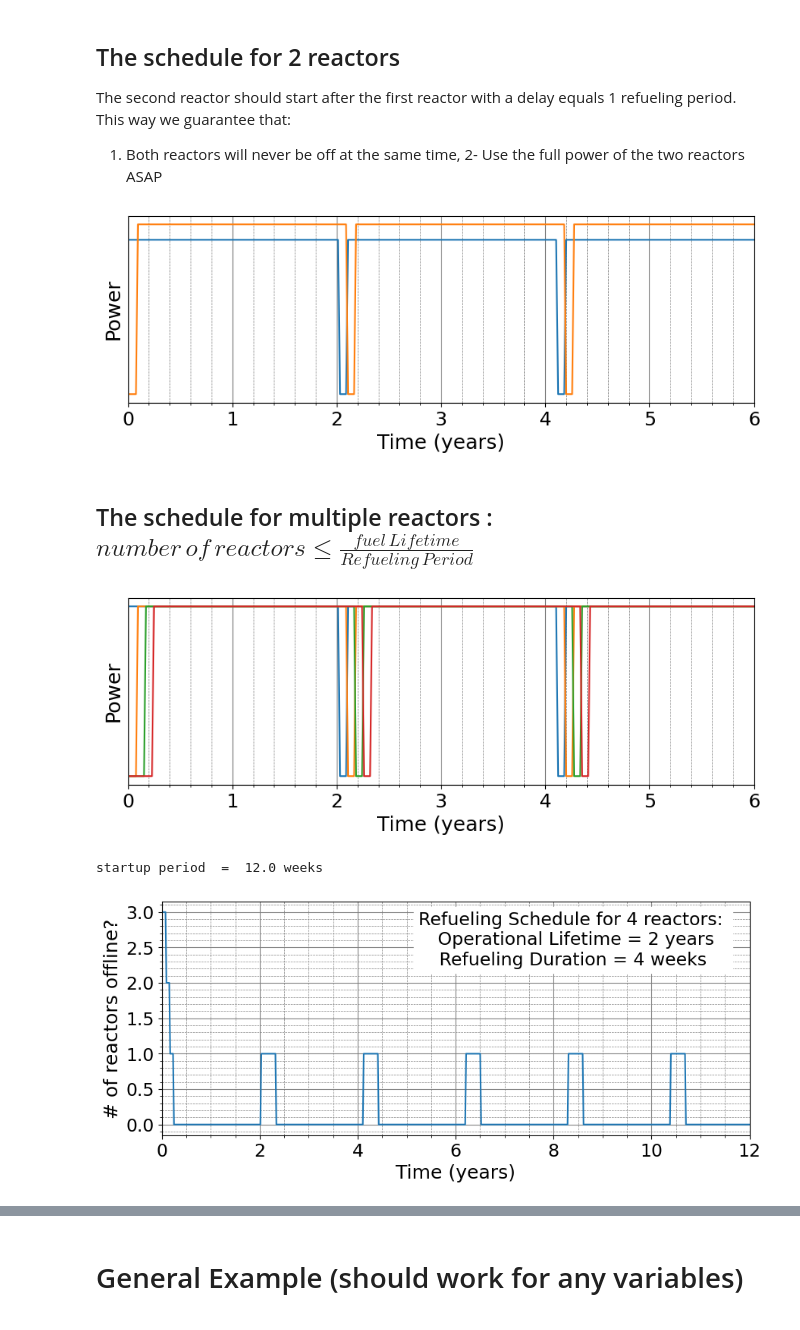
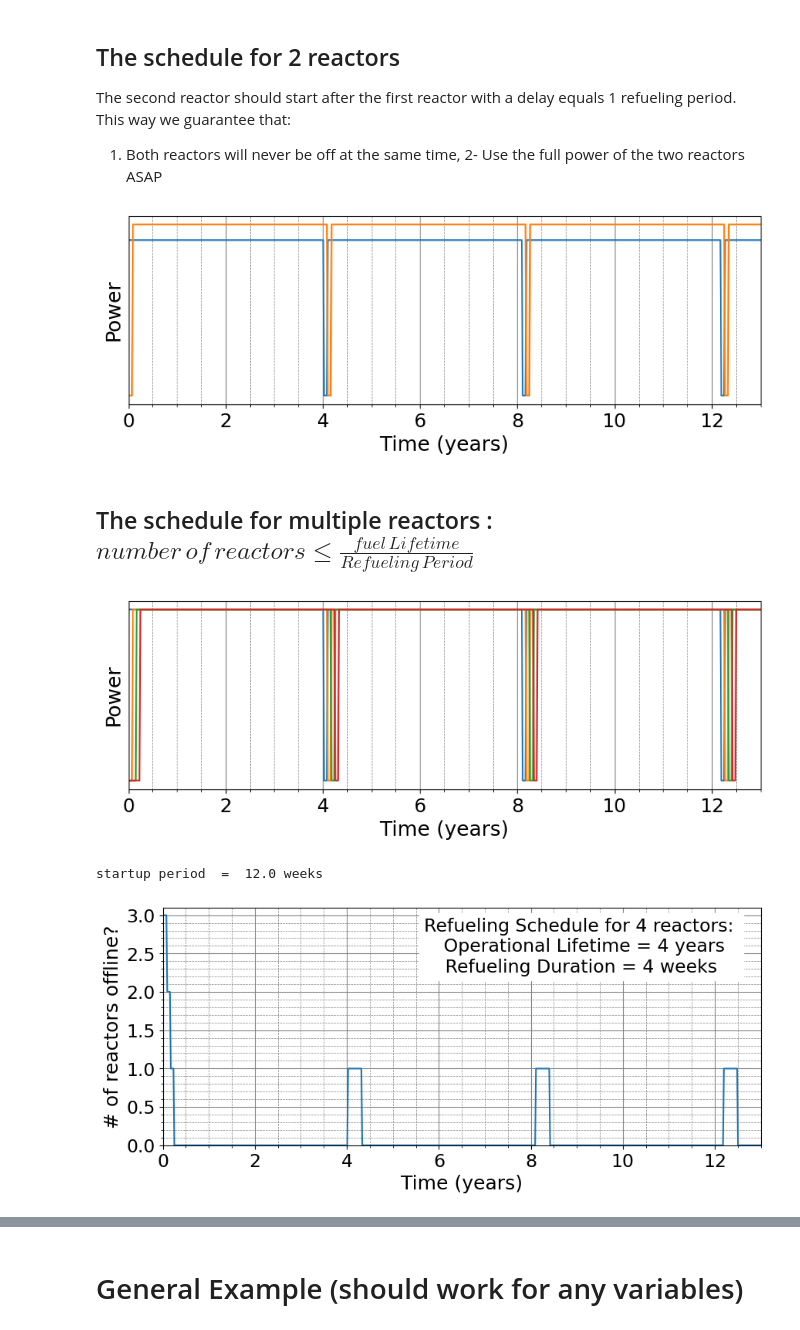
Before and after one commit to BotrosHanna-INL/nuc_DataCenters, a Jupyter notebook: reliability.ipynb, the cells around one changed output, grey strips where cells are left out. Saved outputs shown, nothing was run; the diff lists cells and outputs as text; code cells hidden in the pictures.

```diff
--- a/reliability.ipynb
+++ b/reliability.ipynb
@@ -47,7 +56,7 @@ from schedule_mixed_reactor_optimizer import optimize_schedule
 # %%
 fig = plt.figure(figsize=(10, 3))
 power = 10 # MWe
-fuel_lifetime = int(np.ceil((2*365)/7))# (2 years) in weeks
+fuel_lifetime = int(np.ceil((4*365)/7))# (4 years) in weeks
 refueling_period = 4 # 4 weeks
 levelization_period = int((40*365)/7) # weeks
 inital_delay = 0
@@ -63,7 +72,7 @@ for time in range(1, levelization_period+1):
 
 
 plt.plot((np.array(t_list))/52.1429, P_list)
-plt.xlim(0, 6)
+plt.xlim(0, 13)
 plt.ylim(0, 1.05*power)
 plt.xlabel('Time (years)', fontsize=18)
 plt.ylabel('Power', fontsize=18)
@@ -80,7 +89,7 @@ plt.xticks(fontsize=17)
 # plt.title(f"Refueling schedule for a Single Reactor \n Fuel Lifetime = {int(np.round(fuel_lifetime/52.1429, 1))} Years, \
 # Refueling Duration = {refueling_period} Weeks  \n",  fontsize=18)
 
-plt.savefig(f'schedule.png', bbox_inches='tight')
+plt.savefig('results/schedule.png', bbox_inches='tight')
 
 # plt.show()
 # %% [output]
@@ -114,7 +123,8 @@ for time in range(1, levelization_period+1):
 plt.plot( np.array(t_list)/52.1429 , P_list1, label = "reactor #1")
 plt.plot(np.array(t_list)/52.1429 , P_list2, label = "reactor #2")
 # plt.legend( loc='lower right' , fontsize=17)
-plt.xlim(0, 6)
+plt.xlim(0, 13)
+
 
 plt.xlabel('Time (years)', fontsize=18)
 plt.ylabel('Power', fontsize=18)
@@ -132,11 +142,11 @@ plt.gca().yaxis.set_major_locator(plt.NullLocator())
 # plt.title(f"Refueling Schedule for two reactors \n Fuel Lifetime = {np.round(fuel_lifetime/365, 1)} years\
 # , Refueling Period = {refueling_period} days  \n", fontsize=16)
 
-plt.savefig(f'schedule_2.png', bbox_inches='tight')
+plt.savefig('results/schedule_2.png', bbox_inches='tight')
 
 plt.show()
 # %% [output]
-[figure, old version]
+[figure, new version]
 # %% [markdown]
 ## The schedule for multiple reactors : $ number \, of \, reactors  \le \frac{fuel \, Lifetime}{Refueling \, Period} $
 # %%
@@ -157,36 +167,37 @@ for i in range(len(initial_delay_list)):
     for time in range(1, levelization_period+1):
 
         P = calculate_duty_cycle_weeks_approach( int( delay), fuel_lifetime, refueling_period, levelization_period, power, time)
 
         t_list.append(time)
         P_list.append(P)
 
     P_list_tot.append(P_list)
 
     plt.plot(np.array(t_list)/52.1429, P_list, label = f"reactor # {i+1}")
     # plt.legend( loc='lower right' , fontsize=15)
-    plt.xlim(0, 6)
+    plt.xlim(0, 13)
+
 
     plt.xlabel('Time (years)', fontsize= 18)
     plt.ylabel('Power', fontsize=18)
 
 #     plt.title(f"Refueling Schedule for {num_reactors} reactors: \n Fuel Lifetime = {np.round(fuel_lifetime/365, 1)} years ,\
 #     Refueling Period = {refueling_period} days  \n", fontsize=16)
 plt.grid(which='major', color='grey', linewidth=0.8)
 plt.grid(which='minor', color='grey', linestyle='dashed', linewidth=0.5)
 plt.minorticks_on()
 
 plt.yticks(fontsize=17)
 plt.xticks(fontsize=17)
 plt.gca().yaxis.set_major_locator(plt.NullLocator())
 
-plt.savefig(f'schedule_4.png', bbox_inches='tight')
+plt.savefig('results/schedule_4.png', bbox_inches='tight')
 
 plt.show()
 
 print( "startup period  = ", initial_delay_list[-1], "weeks")
 # %% [output]
-[figure, old version]
+[figure, new version]
 startup period  =  12.0 weeks
 # %%
 fig = plt.figure(figsize=(10, 4))
@@ -206,13 +217,17 @@ plt.title(f"Refueling Schedule for {num_reactors} reactors: \n Operational Lifet
 plt.grid(which='major', color='grey', linewidth=0.8)
 plt.grid(which='minor', color='grey', linestyle='dashed', linewidth=0.5)
 plt.minorticks_on()
-plt.xlim(0, 12)
+plt.xlim(0, 13)
+
+plt.ylim(0, 3.1)
+
 plt.yticks(fontsize=17)
 plt.xticks(fontsize=17)
+plt.savefig('results/schedule_4_offline.png', bbox_inches='tight')
 
 plt.show()
 # %% [output]
-[figure, old version]
+[figure, new version]
 # %% [markdown]
 ## The schedule for multiple reactors : $ number \, of \, reactors  > \frac{fuel \, Lifetime}{Refueling \, Period} $
 
```
Also changed, not shown: parts of 15 cells of this notebook, 44 other files.
